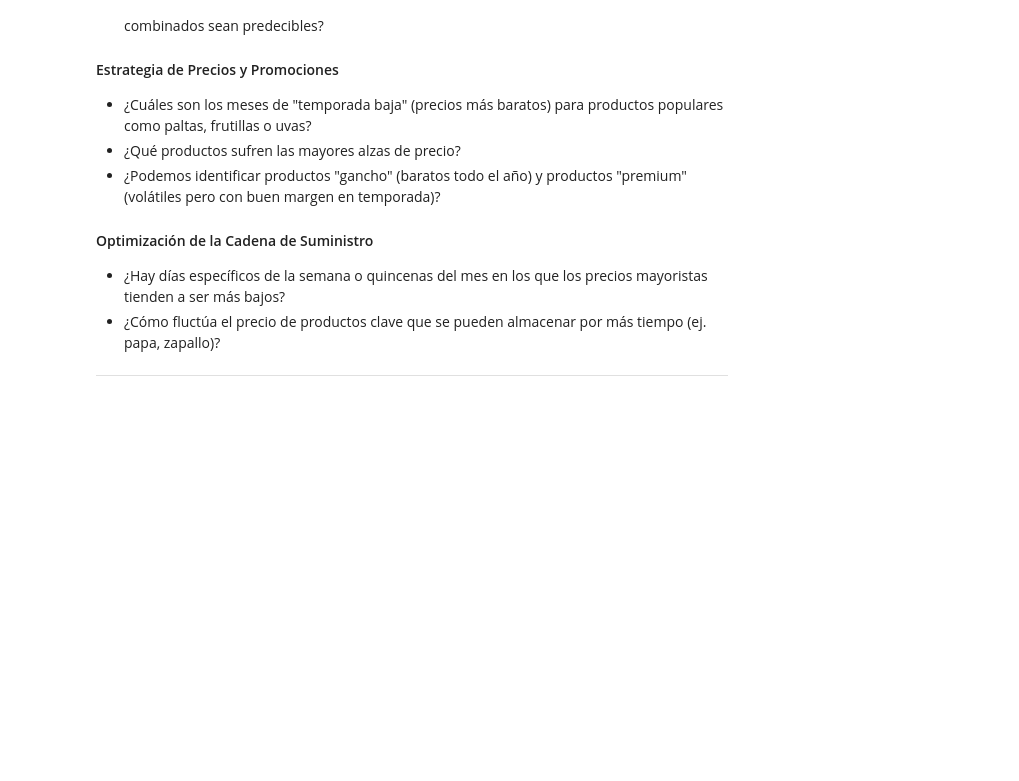
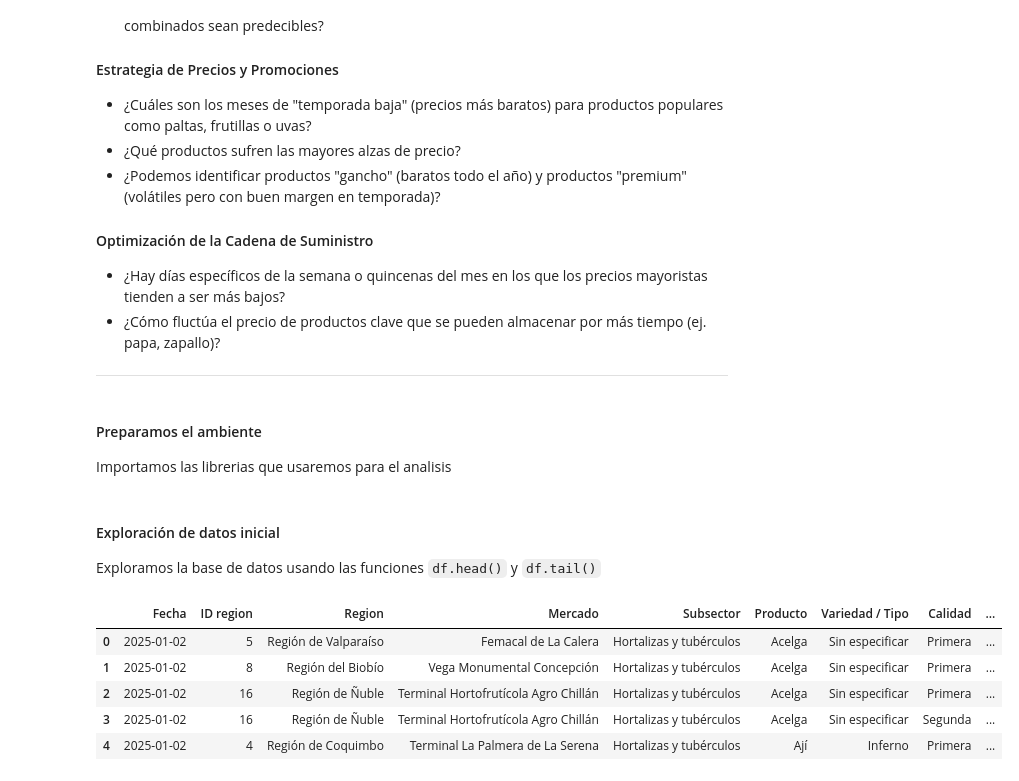
Before and after one commit to Ricardouchub/Analisis-Estrategico-de-Precios, a Jupyter notebook: Análisis Estratégico de Precios Mayoristas para el Sector Retail de Frutas y Hortalizas.ipynb, the cells around one changed output. Cells and saved outputs as stored; diff of their text form; code cells hidden in the pictures; blank space fills up the shorter version.

```diff
--- a/Análisis Estratégico de Precios Mayoristas para el Sector Retail de Frutas y Hortalizas.ipynb
+++ b/Análisis Estratégico de Precios Mayoristas para el Sector Retail de Frutas y Hortalizas.ipynb
@@ -39,3 +39,7 @@ Este análisis tiene como objetivo proporcionar una estrategia inicial para el l
 * ¿Hay días específicos de la semana o quincenas del mes en los que los precios mayoristas tienden a ser más bajos?
 * ¿Cómo fluctúa el precio de productos clave que se pueden almacenar por más tiempo (ej. papa, zapallo)?
 ---
+# %% [markdown]
+#### Preparamos el ambiente
+
+Importamos las librerias que usaremos para el analisis
@@ -41,0 +58,19 @@ Este análisis tiene como objetivo proporcionar una estrategia inicial para el l
+# %%
+# Define la ruta del archivo CSV
+file_path = 'data/lista_mayorista.csv'
+
+# Carga el archivo CSV en un DataFrame de pandas
+df = pd.read_csv(file_path)
+# %% [markdown]
+#### Exploración de datos inicial
+Exploramos la base de datos usando las funciones `df.head()` y `df.tail()`
+# %%
+# Muestra las primeras 5 filas del DataFrame
+df.head()
+# %% [output]
+|  | Fecha | ID region | Region | Mercado | Subsector | Producto | Variedad / Tipo | Calidad | ... |
+| 0 | 2025-01-02 | 5 | Región de Valparaíso | Femacal de La Calera | Hortalizas y tubérculos | Acelga | Sin especificar | Primera | ... |
+| 1 | 2025-01-02 | 8 | Región del Biobío | Vega Monumental Concepción | Hortalizas y tubérculos | Acelga | Sin especificar | Primera | ... |
+| 2 | 2025-01-02 | 16 | Región de Ñuble | Terminal Hortofrutícola Agro Chillán | Hortalizas y tubérculos | Acelga | Sin especificar | Primera | ... |
+| 3 | 2025-01-02 | 16 | Región de Ñuble | Terminal Hortofrutícola Agro Chillán | Hortalizas y tubérculos | Acelga | Sin especificar | Segunda | ... |
+| 4 | 2025-01-02 | 4 | Región de Coquimbo | Terminal La Palmera de La Serena | Hortalizas y tubérculos | Ají | Inferno | Primera | ... |
```
Also changed, not shown: parts of 35 cells of this notebook.
